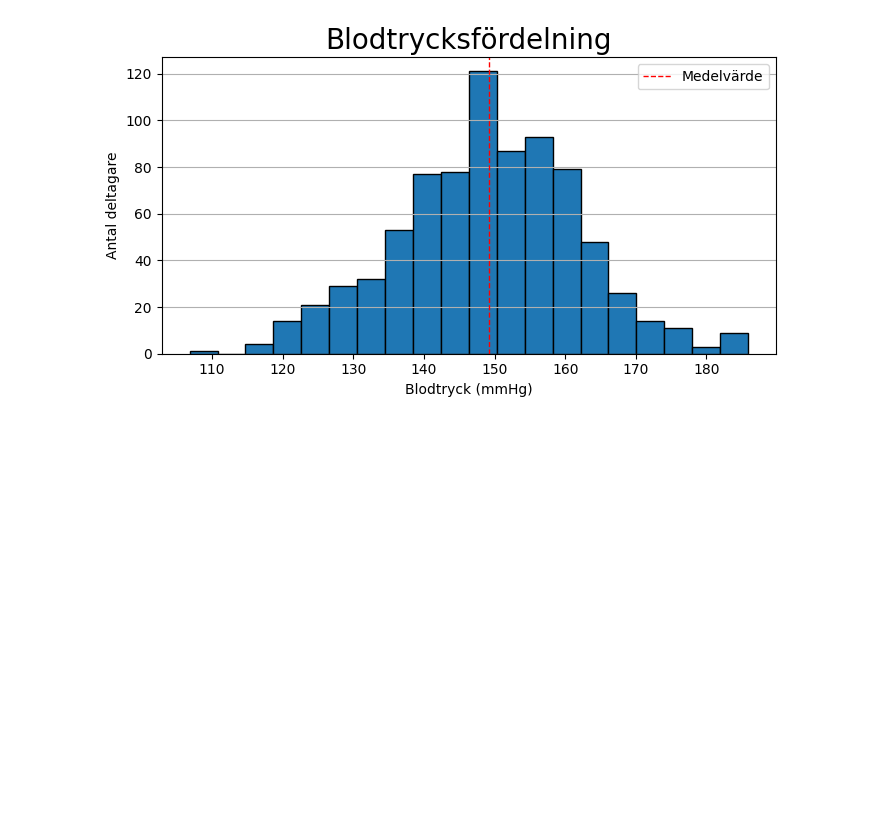
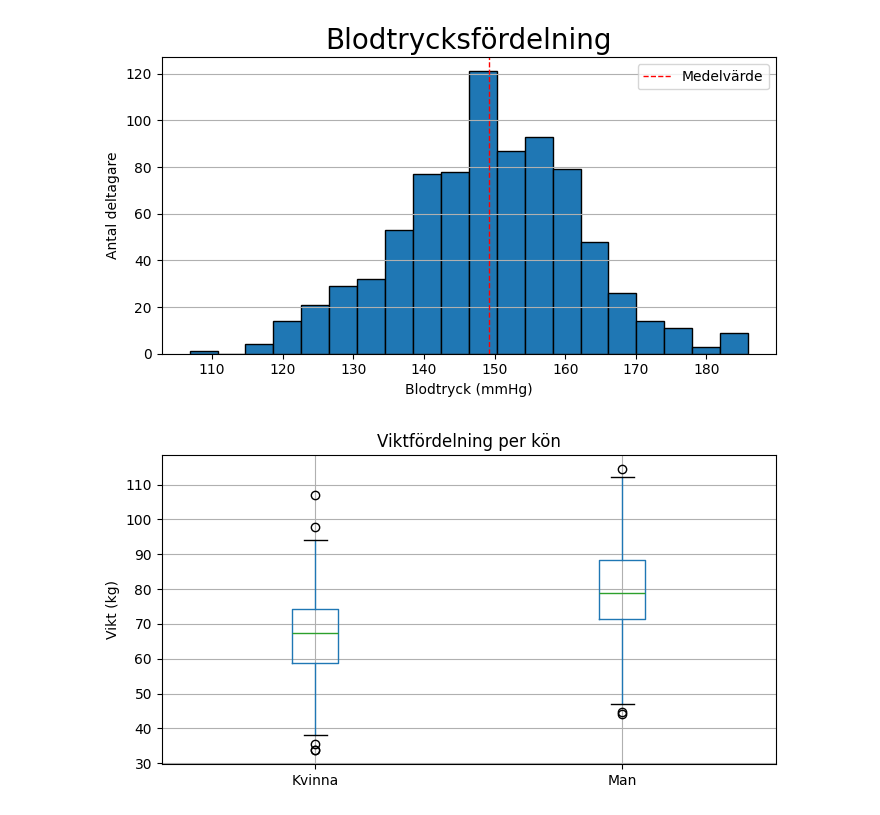
Before and after one commit to MagdalenaPersson/health-study, a Jupyter notebook: report.ipynb, the cells around one changed output. Drawn from its saved outputs; the diff is of its cells as text; code cells hidden in the pictures; blank space fills up the shorter version.

Commit message:
added boxplot weight vs sex

```diff
--- a/report.ipynb
+++ b/report.ipynb
@@ -113,3 +113,17 @@ plt.tight_layout()
 plt.show()
 # %% [output]
 [figure]
+# %%
+# boxplot över vikt per kön
+
+fig, ax = plt.subplots(figsize=(7, 4))
+df.boxplot(column="weight", by="sex", ax=ax)
+ax.set_title("Viktfördelning per kön")
+ax.set_xlabel("")
+ax.set_ylabel("Vikt (kg)")
+ax.set_xticklabels(["Kvinna", "Man"])
+plt.suptitle("")
+plt.tight_layout()
+plt.show()
+# %% [output]
+[figure, added]
```
Also changed, not shown: parts of 1 cell of this notebook.
